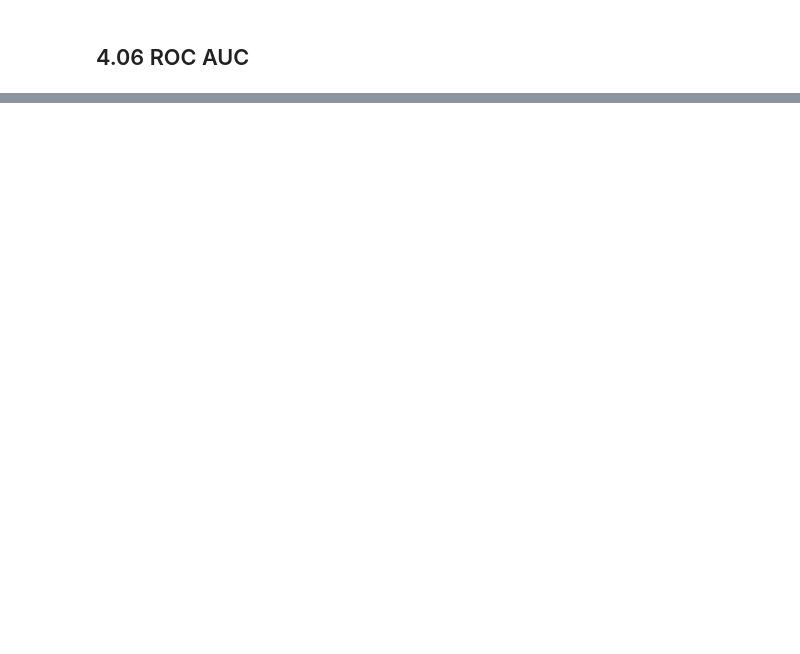
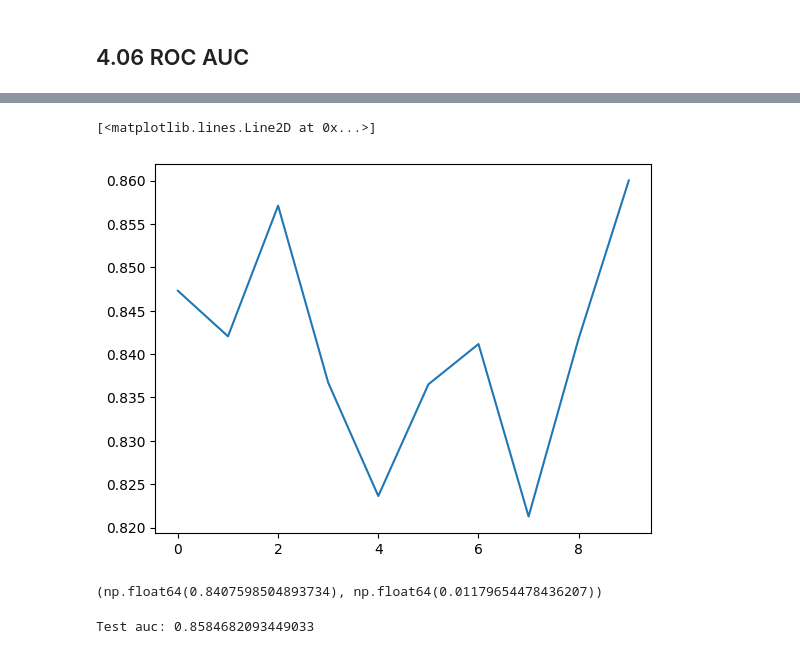
Before and after one commit to AurisNauris/ML-zoomcamp-homework, a Jupyter notebook: 04-Evaluation/04-notebook.ipynb, the cells around one changed output, grey strips where cells are left out. Saved outputs shown, nothing was run; the diff lists cells and outputs as text; code cells hidden in the pictures; blank space fills up the shorter version.

```diff
--- a/04-Evaluation/04-notebook.ipynb
+++ b/04-Evaluation/04-notebook.ipynb
@@ -249,0 +299,10 @@ from sklearn.metrics import auc
+# %%
+def predict(df, dv, model):
+    dicts = df[categorical+numerical].to_dict(orient='records')
+
+    X = dv.transform(dicts)
+    y_pred = model.predict_proba(X)[:,1]
+
+    return y_pred
+# %%
+y_pred = predict(df_val, dv, model)
@@ -249,0 +311,3 @@ from sklearn.metrics import auc
+# %%
+kfold = KFold(n_splits=10, shuffle=True, random_state=1)
+train_idx, val_idx = next(kfold.split(df_full_train))
@@ -249,0 +316,23 @@ from sklearn.metrics import auc
+# %%
+scores = []
+for train_idx, val_idx in tqdm(kfold.split(df_full_train)):
+    df_train = df_full_train.iloc[train_idx]
+    df_val = df_full_train.iloc[val_idx]
+
+    y_train = df_train.churn.values
+    y_val = df_val.churn.values
+
+    dv, model = train(df_train, y_train, C=0.01)
+    y_pred = predict(df_val, dv, model)
+
+    auc = roc_auc_score(y_val, y_pred)
+    scores.append(auc)
+# %%
+plt.plot(scores)
+# %% [output]
+[<matplotlib.lines.Line2D at 0x...>]
+[figure, added]
+# %%
+np.mean(scores), np.std(scores)
+# %% [output]
+(np.float64(0.8407598504893734), np.float64(0.01179654478436207))
@@ -249,0 +343,4 @@ from sklearn.metrics import auc
+# %%
+print(f"Test auc: {auc}")
+# %% [output]
+Test auc: 0.8584682093449033
```
Also changed, not shown: parts of 23 cells of this notebook, 1 other file.
